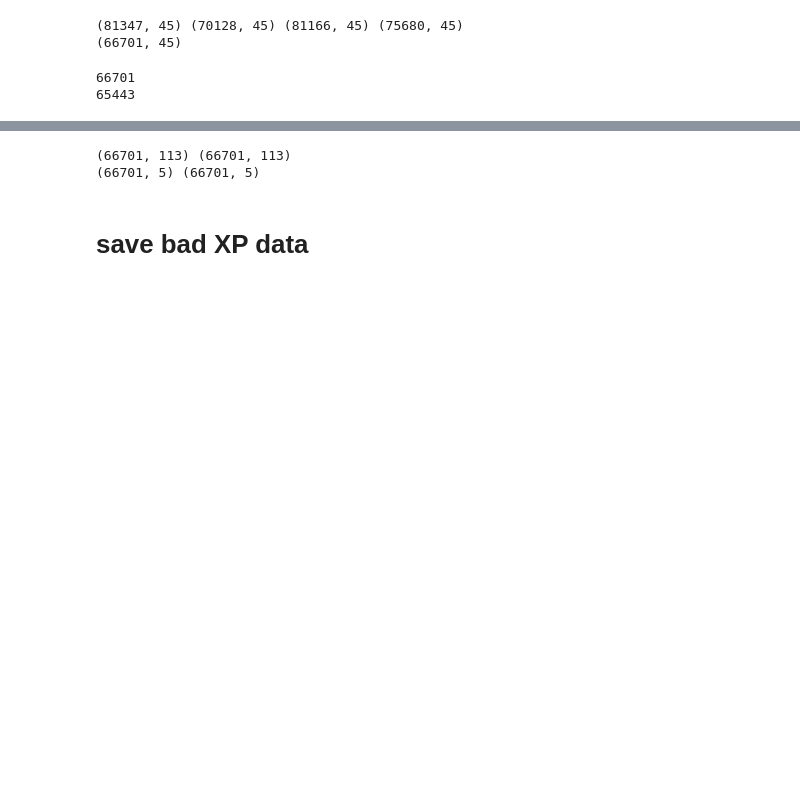
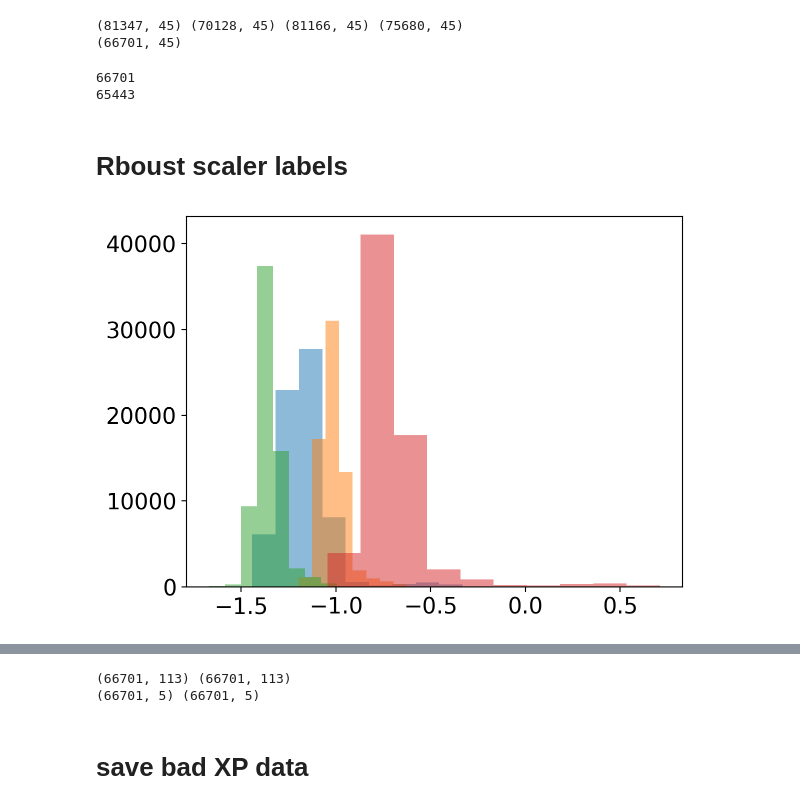
Before and after one commit to jiadonglee/aspgap, a Jupyter notebook: docs/gaiaXP_pre.ipynb, the cells around one changed output, grey strips where cells are left out. Saved outputs shown, nothing was run; the diff lists cells and outputs as text; code cells hidden in the pictures; blank space fills up the shorter version.

```diff
--- a/docs/gaiaXP_pre.ipynb
+++ b/docs/gaiaXP_pre.ipynb
@@ -531,3 +533,50 @@ print(len(gdf_tr[giant_mask]))
 # %% [output]
 66701
 65443
+# %% [markdown]
+# Rboust scaler labels
+# %%
+mask  = mask_labels & mask_photo & mask_spec
+
+scaler_labels = preprocessing.RobustScaler(quantile_range=(2.5, 97.5))
+
+labels   = gdf[['TEFF', 'LOGG',  'M_H','ALPHA_M']][mask].values
+norm_labels = scaler_labels.fit_transform(labels)
+
+
+# joblib.dump(scaler_labels, 'models/scaler_labels.gz')
+
+# np.save(data_dir+"ap17_wise_xpcont_cut.npy", data_cont)
+# %%
+mask  = mask_labels & mask_photo & mask_spec
+
+
+e_labels = gdf[['TEFF_ERR', 'LOGG_ERR', 'M_H_ERR', 'ALPHA_M_ERR']][mask].values
+norm_e_labels = e_labels / scaler_labels.scale_
+
+
+photo = gdf[['J', 'H', 'K']].values/gdf['J'][mask].max()
+norm_xp = np.c_[data_cont['norm_bp_coef'], data_cont['norm_rp_coef'], photo][mask]
+
+
+source_id = gdf['source_id'][mask].values
+
+
+bias = 2.
+scale_ext = 10.
+
+
+save_data = {
+    "norm_xp":norm_xp, "labels":(norm_labels+bias)*scale_ext,
+     "e_labels":norm_e_labels*scale_ext, "source_id":source_id
+}
+
+fname = "ap17_wise_xp_66701_allstand1225.npy"
+np.save(data_dir+fname, save_data)
+# %%
+for i in range(norm_e_labels.shape[1]):
+    plt.hist(np.log10(save_data['e_labels'][:,i]), alpha=0.5)
+# norm_e_labels
+# plt.xscale('log')
+# %% [output]
+[figure, added]
```
Also changed, not shown: parts of 5 cells of this notebook, 11 other files.
